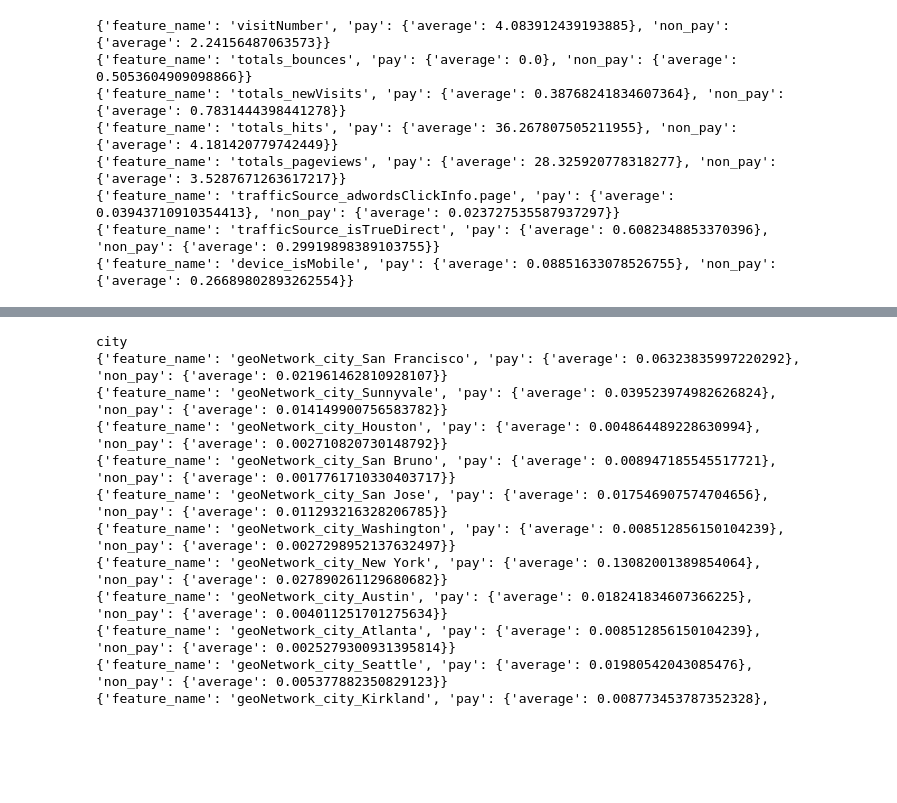
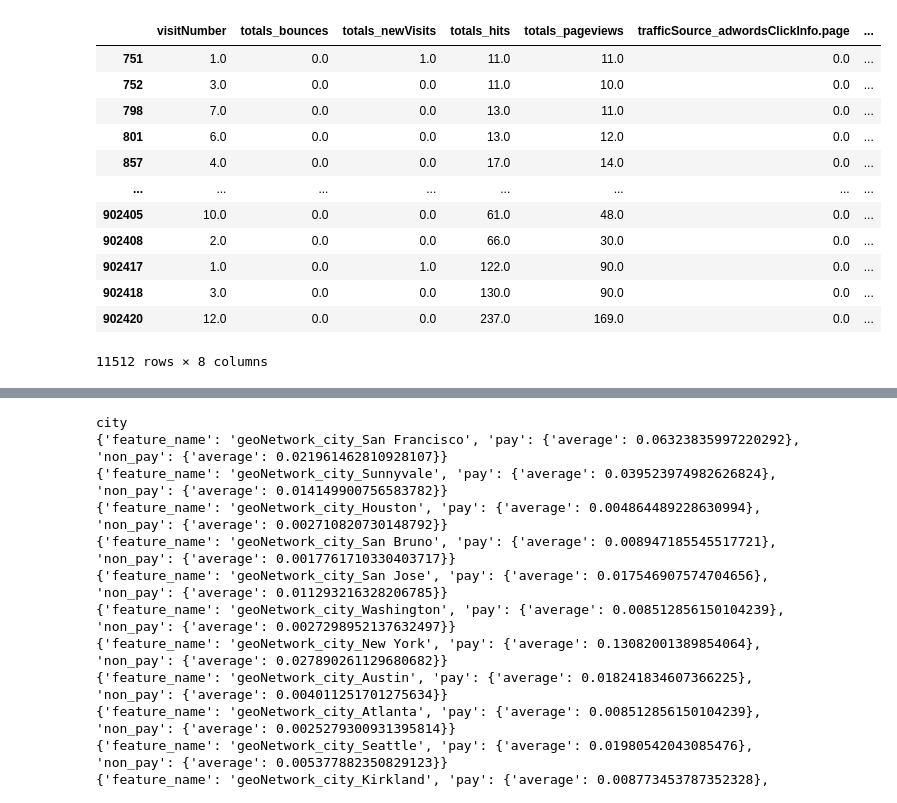
Before and after one commit to thymenyj/samsung, a Jupyter notebook: jupyter/app/feature_analysis.ipynb, the cells around one changed output, grey strips where cells are left out. Saved outputs shown, nothing was run; the diff lists cells and outputs as text; code cells hidden in the pictures; blank space fills up the shorter version.

```diff
--- a/jupyter/app/feature_analysis.ipynb
+++ b/jupyter/app/feature_analysis.ipynb
@@ -75,8 +76,18 @@ def get_feature_stats(pay, non_pay, feature_name):
 
     return feature_stats
 
-def get_categorical_feature_stats(pay, non_pay, feature_name):
-    pass
+def get_base_dataframe(pay, non_pay):
+    feature_names = [
+        "visitNumber",
+        "totals_bounces",
+        "totals_newVisits",
+        "totals_hits",
+        "totals_pageviews",
+        "trafficSource_adwordsClickInfo.page",
+        "trafficSource_isTrueDirect",
+        "device_isMobile"
+    ]
+    return pay[feature_names], non_pay[feature_names]
 
 def get_channel_grouping_dataframe(pay, non_pay):
     feature_names = [
@@ -255,25 +266,20 @@ def get_traffic_source_feature_stats(pay, non_pay):
 
     pay[feature_names].head()
 # %%
-# new visits
-feature_names = [
-    "visitNumber",
-    "totals_bounces",
-    "totals_newVisits",
-    "totals_hits",
-    "totals_pageviews",
-    "trafficSource_adwordsClickInfo.page",
-    "trafficSource_isTrueDirect",
-    "device_isMobile"
-]
-for feature_name in feature_names:
-    feature_stats = get_feature_stats(paying_visitor_dataframe, non_paying_visitor_dataframe, feature_name)
+pay_base_dataframe, non_pay_base_dataframe = get_base_dataframe(paying_visitor_dataframe, non_paying_visitor_dataframe)
-# %% [output]
-{'feature_name': 'visitNumber', 'pay': {'average': 4.083912439193885}, 'non_pay': {'average': 2.24156487063573}}
-{'feature_name': 'totals_bounces', 'pay': {'average': 0.0}, 'non_pay': {'average': 0.5053604909098866}}
-{'feature_name': 'totals_newVisits', 'pay': {'average': 0.38768241834607364}, 'non_pay': {'average': 0.7831444398441278}}
-{'feature_name': 'totals_hits', 'pay': {'average': 36.267807505211955}, 'non_pay': {'average': 4.181420779742449}}
-{'feature_name': 'totals_pageviews', 'pay': {'average': 28.325920778318277}, 'non_pay': {'average': 3.5287671263617217}}
-{'feature_name': 'trafficSource_adwordsClickInfo.page', 'pay': {'average': 0.03943710910354413}, 'non_pay': {'average': 0.023727535587937297}}
-{'feature_name': 'trafficSource_isTrueDirect', 'pay': {'average': 0.6082348853370396}, 'non_pay': {'average': 0.29919898389103755}}
-{'feature_name': 'device_isMobile', 'pay': {'average': 0.08851633078526755}, 'non_pay': {'average': 0.26689802893262554}}
+# %%
+pay_base_dataframe
+# %% [output]
+|  | visitNumber | totals_bounces | totals_newVisits | totals_hits | totals_pageviews | trafficSource_adwordsClickInfo.page | ... |
+| 751 | 1.0 | 0.0 | 1.0 | 11.0 | 11.0 | 0.0 | ... |
+| 752 | 3.0 | 0.0 | 0.0 | 11.0 | 10.0 | 0.0 | ... |
+| 798 | 7.0 | 0.0 | 0.0 | 13.0 | 11.0 | 0.0 | ... |
+| 801 | 6.0 | 0.0 | 0.0 | 13.0 | 12.0 | 0.0 | ... |
+| 857 | 4.0 | 0.0 | 0.0 | 17.0 | 14.0 | 0.0 | ... |
+| ... | ... | ... | ... | ... | ... | ... | ... |
+| 902405 | 10.0 | 0.0 | 0.0 | 61.0 | 48.0 | 0.0 | ... |
+| 902408 | 2.0 | 0.0 | 0.0 | 66.0 | 30.0 | 0.0 | ... |
+| 902417 | 1.0 | 0.0 | 1.0 | 122.0 | 90.0 | 0.0 | ... |
+| 902418 | 3.0 | 0.0 | 0.0 | 130.0 | 90.0 | 0.0 | ... |
+| 902420 | 12.0 | 0.0 | 0.0 | 237.0 | 169.0 | 0.0 | ... |
+11512 rows × 8 columns
```
Also changed, not shown: parts of 5 cells of this notebook.
